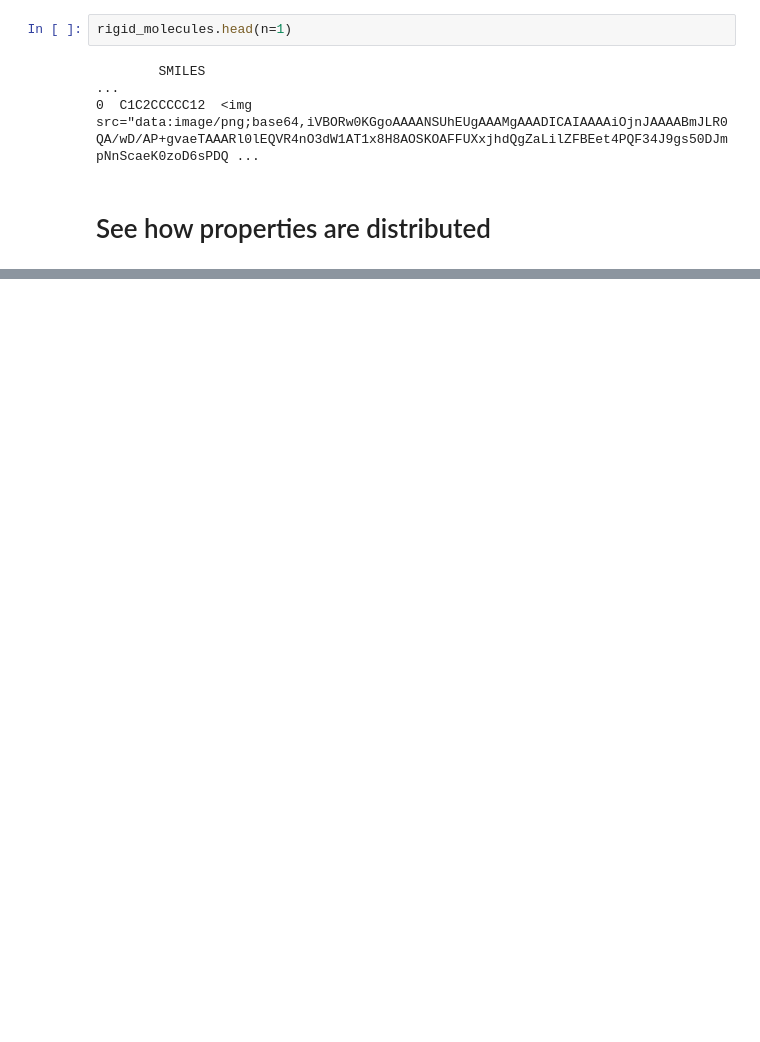
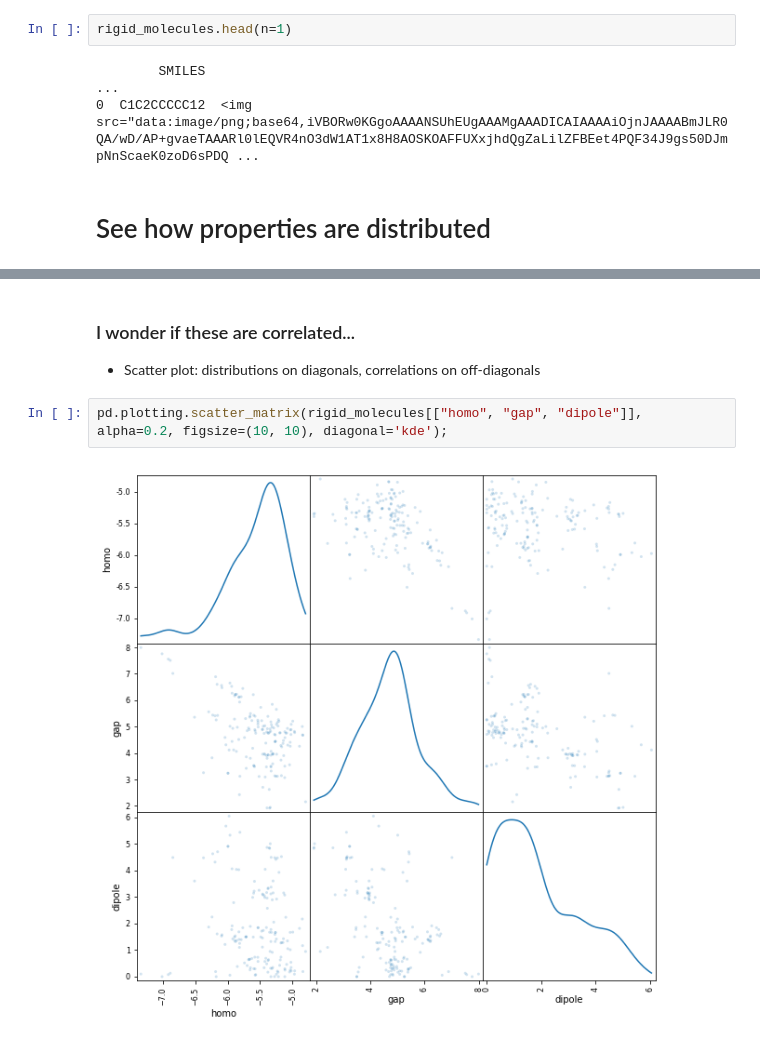
Before and after one commit to mrauha/orca_wflow_tutorial, a Jupyter notebook: Untitled.ipynb, the cells around one changed output, grey strips where cells are left out. Saved outputs shown, nothing was run; the diff lists cells and outputs as text; blank space fills up the shorter version.

```diff
--- a/Untitled.ipynb
+++ b/Untitled.ipynb
@@ -284,0 +338,7 @@ rigid_molecules.head(n=1)
+# %% [markdown]
+### I wonder if these are correlated...
+- Scatter plot: distributions on diagonals, correlations on off-diagonals
+# %%
+pd.plotting.scatter_matrix(rigid_molecules[["homo", "gap", "dipole"]], alpha=0.2, figsize=(10, 10), diagonal='kde');
+# %% [output]
+[figure, added]
```
Also changed, not shown: parts of 12 cells of this notebook, 3 other files.
